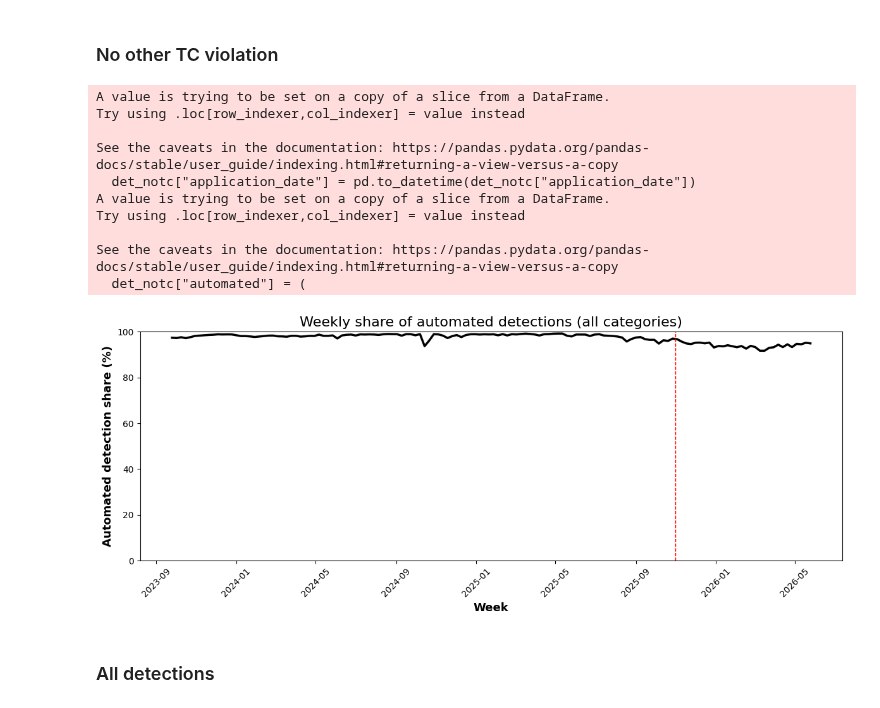
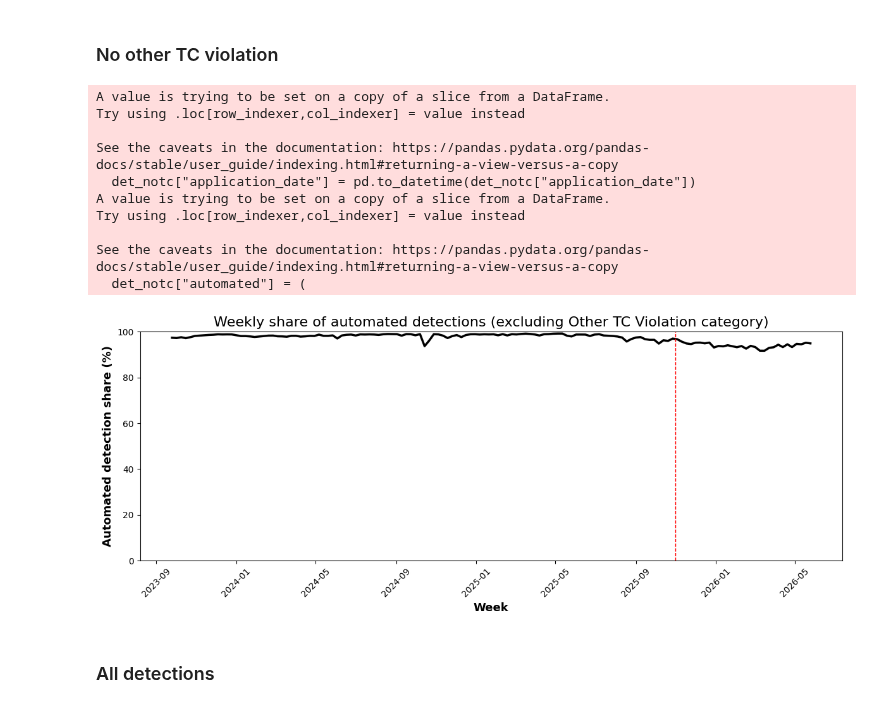
Before and after one commit to DarioLandwehr/TikTok_decision_automation, a Jupyter notebook: automation_descriptives.ipynb, the cells around one changed output. Cells and saved outputs as stored; diff of their text form; code cells hidden in the pictures.

Commit message:
updated code to adjust other tc figure

```diff
--- a/automation_descriptives.ipynb
+++ b/automation_descriptives.ipynb
@@ -142,35 +142,35 @@ ax.plot(
     color="black"
 )
 
 ax.axvline(
     policy_date,
     linestyle="--",
     linewidth=1,
     color="red"
 )
 
 ax.set_ylim(0, 100)
 ax.set_ylabel("Automated detection share (%)", fontsize=13, fontweight="bold")
 ax.set_xlabel("Week", fontsize=13, fontweight="bold")
-ax.set_title("Weekly share of automated detections (all categories)", fontsize=16)
+ax.set_title("Weekly share of automated detections (excluding Other TC Violation category)", fontsize=16)
 
 ax.tick_params(axis="x", rotation=45)
 
 plt.tight_layout()
 plt.savefig("figures/detection_all_no_other.png", dpi=300)
 plt.show()
 # %% [output]
 A value is trying to be set on a copy of a slice from a DataFrame.
 Try using .loc[row_indexer,col_indexer] = value instead
 
 See the caveats in the documentation: https://pandas.pydata.org/pandas-docs/stable/user_guide/indexing.html#returning-a-view-versus-a-copy
   det_notc["application_date"] = pd.to_datetime(det_notc["application_date"])
 A value is trying to be set on a copy of a slice from a DataFrame.
 Try using .loc[row_indexer,col_indexer] = value instead
 
 See the caveats in the documentation: https://pandas.pydata.org/pandas-docs/stable/user_guide/indexing.html#returning-a-view-versus-a-copy
   det_notc["automated"] = (
-[figure, old version]
+[figure, new version]
 # %% [markdown]
 ### All detections
 # %%
```
Also changed, not shown: parts of 1 cell of this notebook.
